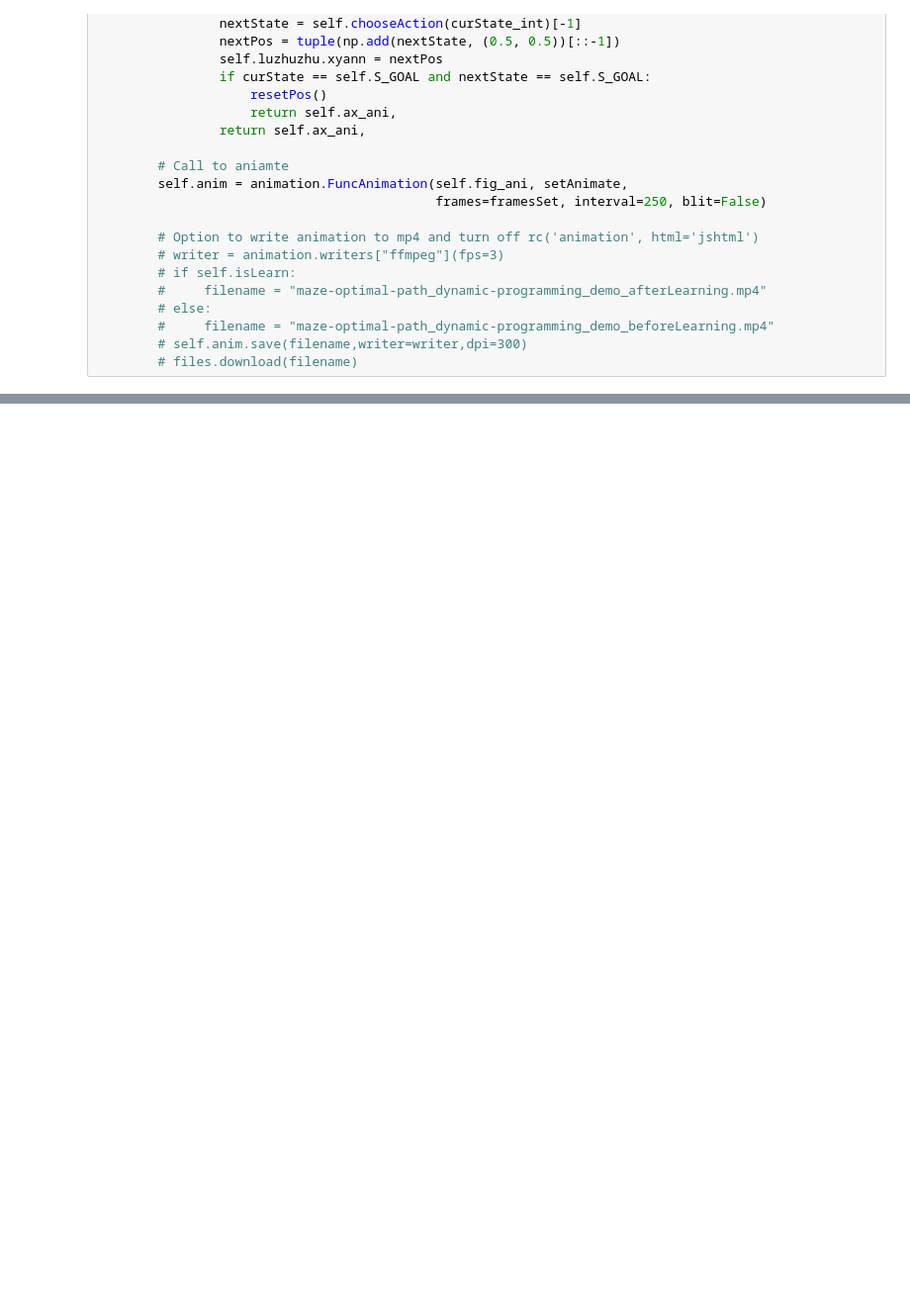
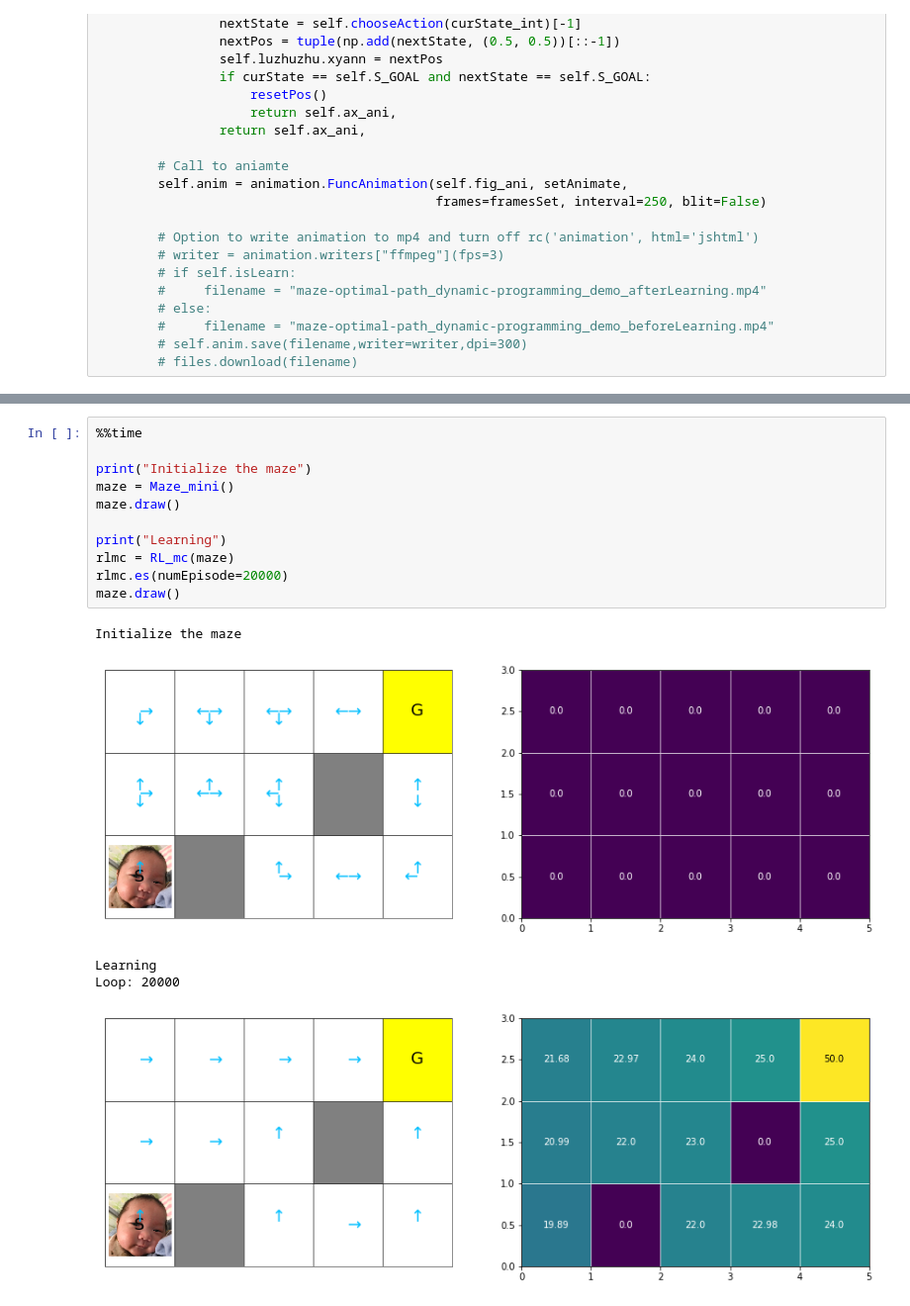
Before and after one commit to Tao4free/Reinforcement_Learning, a Jupyter notebook: maze_optimal_path/maze_optimal_path_monte_carlo_methods.ipynb, the cells around one changed output, grey strips where cells are left out. Shown at 99% size. Drawn from its saved outputs; the diff is of its cells as text; blank space fills up the shorter version.

```diff
--- a/maze_optimal_path/maze_optimal_path_monte_carlo_methods.ipynb
+++ b/maze_optimal_path/maze_optimal_path_monte_carlo_methods.ipynb
@@ -463,0 +524,17 @@ Learning
+# %%
+%%time
+
+print("Initialize the maze")
+maze = Maze_mini()
+maze.draw()
+
+print("Learning")
+rlmc = RL_mc(maze)
+rlmc.es(numEpisode=20000)
+maze.draw()
+# %% [output]
+Initialize the maze
+[figure, added]
+Learning
+Loop: 20000
+[figure, added]
```
Also changed, not shown: parts of 10 cells of this notebook.
